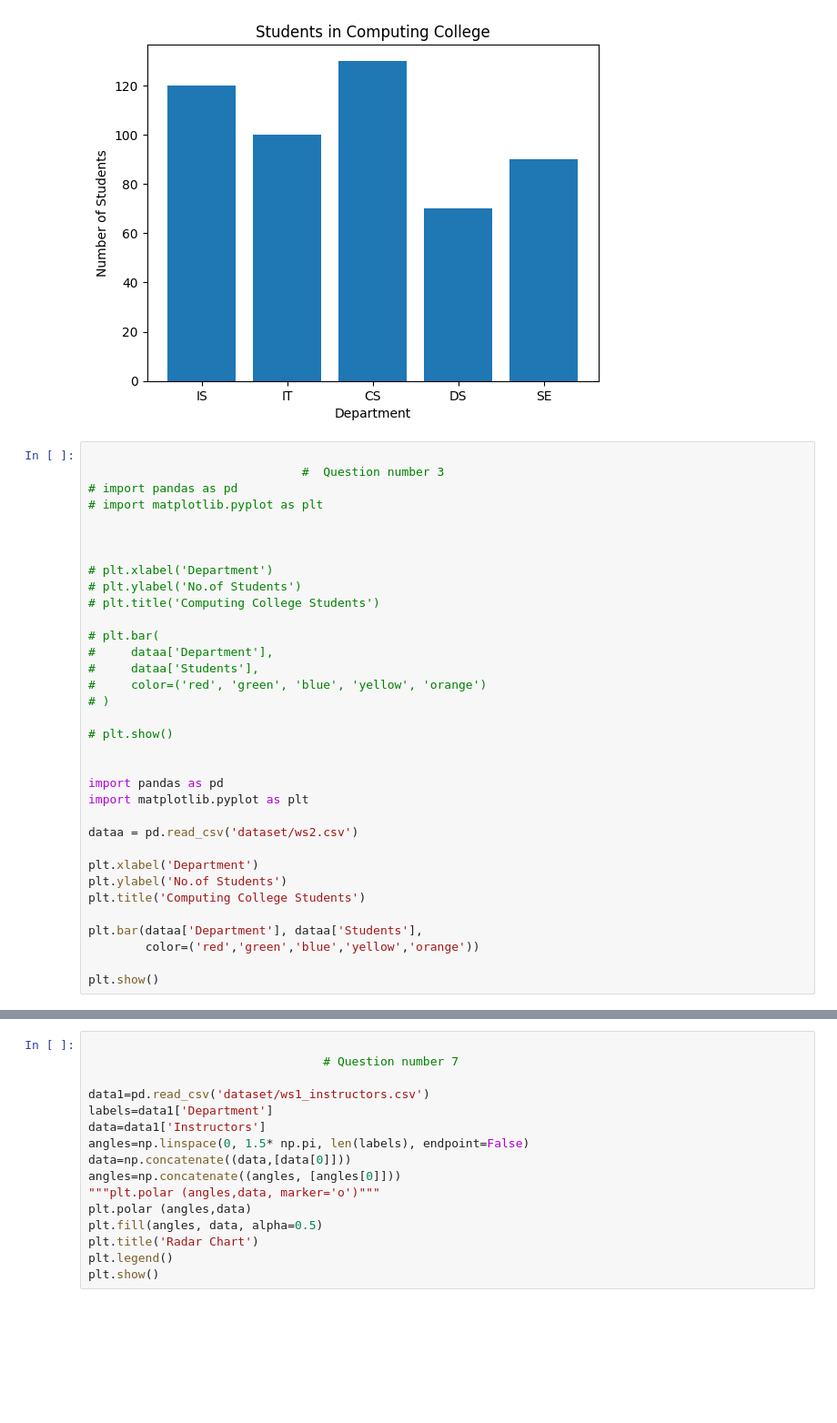
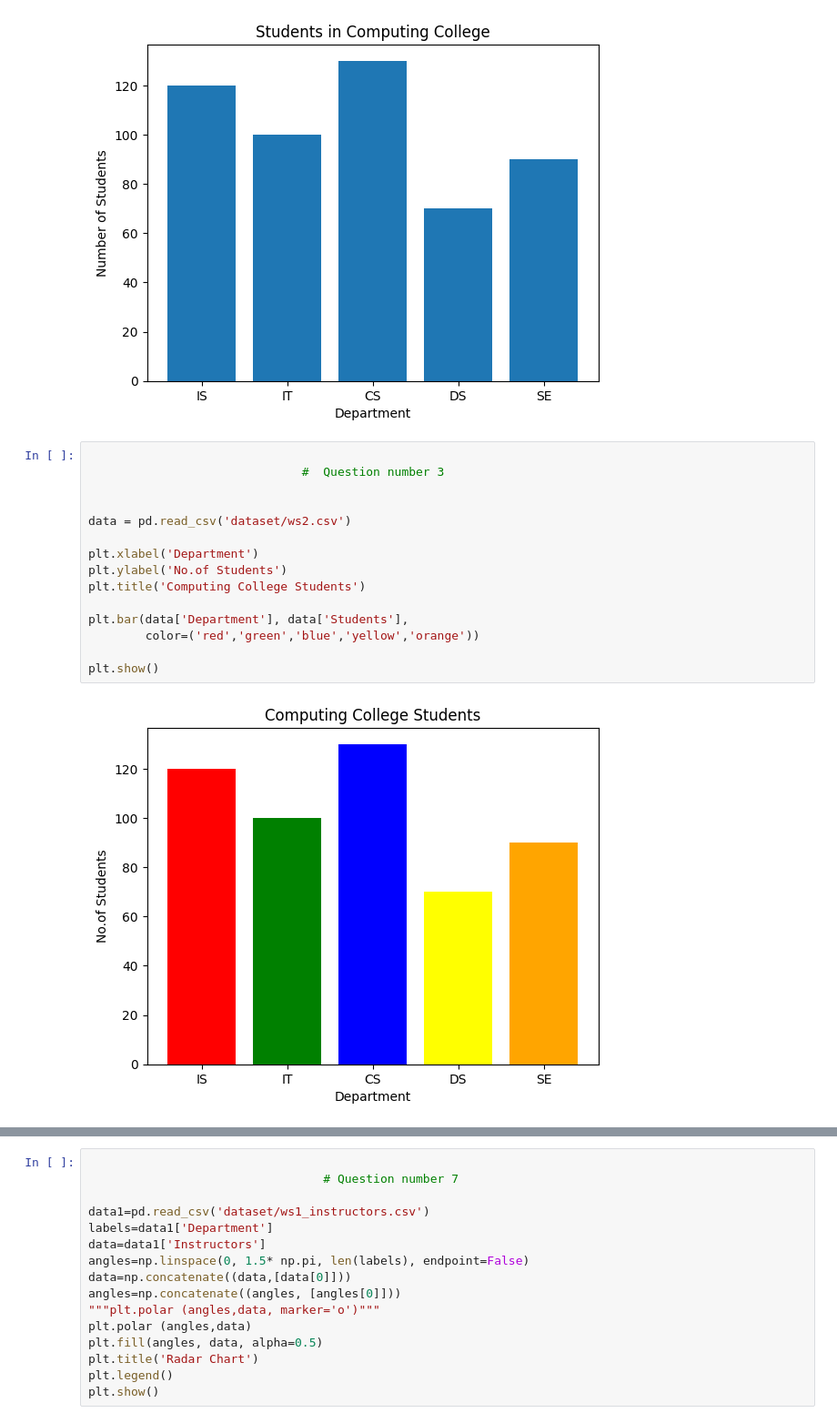
Before and after one commit to biruk2116/MachineLearning-lab-practice, a Jupyter notebook: ws1.ipynb, the cells around one changed output, grey strips where cells are left out. Shown at 91% size. Cells and saved outputs as stored; diff of their text form; blank space fills up the shorter version.

```diff
--- a/ws1.ipynb
+++ b/ws1.ipynb
@@ -32,37 +32,20 @@ plt.show()
 # %%
 
                               #  Question number 3
-# import pandas as pd
-# import matplotlib.pyplot as plt
 
 
-
-# plt.xlabel('Department')
-# plt.ylabel('No.of Students')
-# plt.title('Computing College Students')
-
-# plt.bar(
-#     dataa['Department'],
-#     dataa['Students'],
-#     color=('red', 'green', 'blue', 'yellow', 'orange')
-# )
-
-# plt.show()
-
-
-import pandas as pd
-import matplotlib.pyplot as plt
-
-dataa = pd.read_csv('dataset/ws2.csv')
+data = pd.read_csv('dataset/ws2.csv')
 
 plt.xlabel('Department')
 plt.ylabel('No.of Students')
 plt.title('Computing College Students')
 
-plt.bar(dataa['Department'], dataa['Students'],
+plt.bar(data['Department'], data['Students'],
         color=('red','green','blue','yellow','orange'))
 
 plt.show()
+# %% [output]
+[figure, added]
 # %%
 
                                        # Question number 4
```
Also changed, not shown: parts of 3 cells of this notebook.
